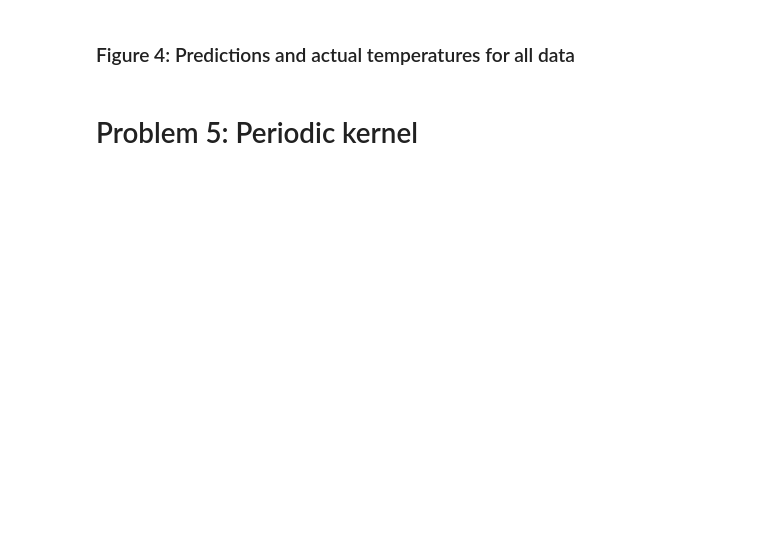
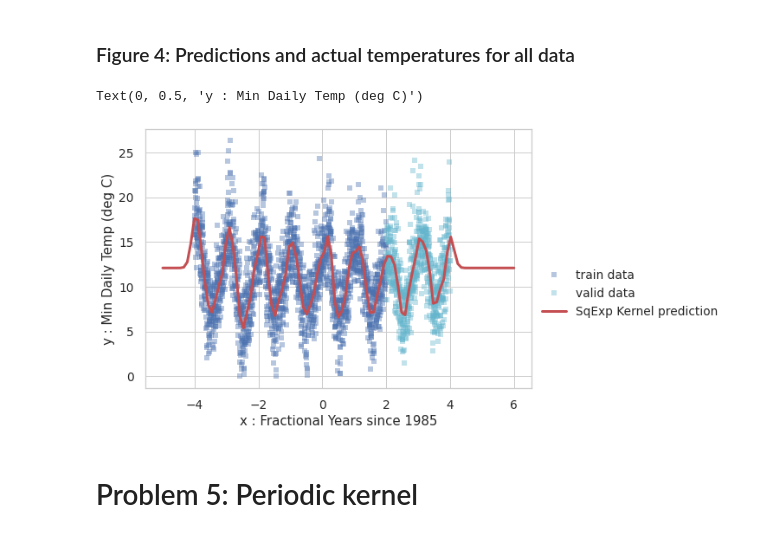
Before and after one commit to kamibrumi/comp135-intro-to-ml, a Jupyter notebook: hw5/hw5.ipynb, the cells around one changed output. Drawn from its saved outputs; the diff is of its cells as text; code cells hidden in the pictures; blank space fills up the shorter version.

```diff
--- a/hw5/hw5.ipynb
+++ b/hw5/hw5.ipynb
@@ -417,3 +434,5 @@ sqexp_klr_grid_searcher.best_params_
 # %%
-best_length_scale = sqexp_klr_grid_searcher.best_params_['']; # TODO
-best_alpha = sqexp_klr_grid_searcher.best_params_['']; # TODO
+best_length_scale = sqexp_klr_grid_searcher.best_params_['sqexpKernelTransformer__kw_args']['length_scale']; # TODO
+best_alpha = sqexp_klr_grid_searcher.best_params_['ridgeRegressor__alpha']; # TODO
+print('best_alpha', best_alpha)
+print('length scale', best_length_scale)
@@ -431,4 +453,4 @@ best_sqexp_klr = sklearn.pipeline.Pipeline([
     ('ridgeRegressor', sklearn.linear_model.Ridge(alpha=best_alpha)), # TODO make sure you use best alpha here
     ])
 # %%
-best_sqexp_klr # TODO call fit on ALL development data (train + valid)
+best_sqexp_klr.fit(x_all_ByYear_L1, y_all_ByYear_L) # TODO call fit on ALL development data (train + valid)
@@ -437,19 +479,24 @@ best_sqexp_klr # TODO call fit on ALL development data (train + valid)
 # %%
 plt.plot(x_trByYear_N1, y_trByYear_N, 'bs', alpha=0.4, label='train data');
 plt.plot(x_vaByYear_T1, y_vaByYear_T, 'cs', alpha=0.4, label='valid data');
 
 L = 101
 xgrid_L1 = np.linspace(-5, 6, L).reshape((L,1))
 
 # TODO compute the predictions of the sqexp kernel regressor
-yhat_L = xgrid_L1 # TODO fixme
+yhat_L = best_sqexp_klr.predict(xgrid_L1) # TODO fixme
 
 # TODO Plot your predictions
 plt.plot(xgrid_L1, yhat_L, 'r-', linewidth=3, label='SqExp Kernel prediction');
 
 plt.legend(bbox_to_anchor=(1.0, 0.5));
 
+plt.xlabel('x : Fractional Years since 1985')
+plt.ylabel('y : Min Daily Temp (deg C)')
 # TODO don't forget your axis labels and title for this figure
+# %% [output]
+Text(0, 0.5, 'y : Min Daily Temp (deg C)')
+[figure, added]
 # %% [markdown]
 # Problem 5: Periodic kernel
 # %%
```
Also changed, not shown: parts of 31 cells of this notebook.
